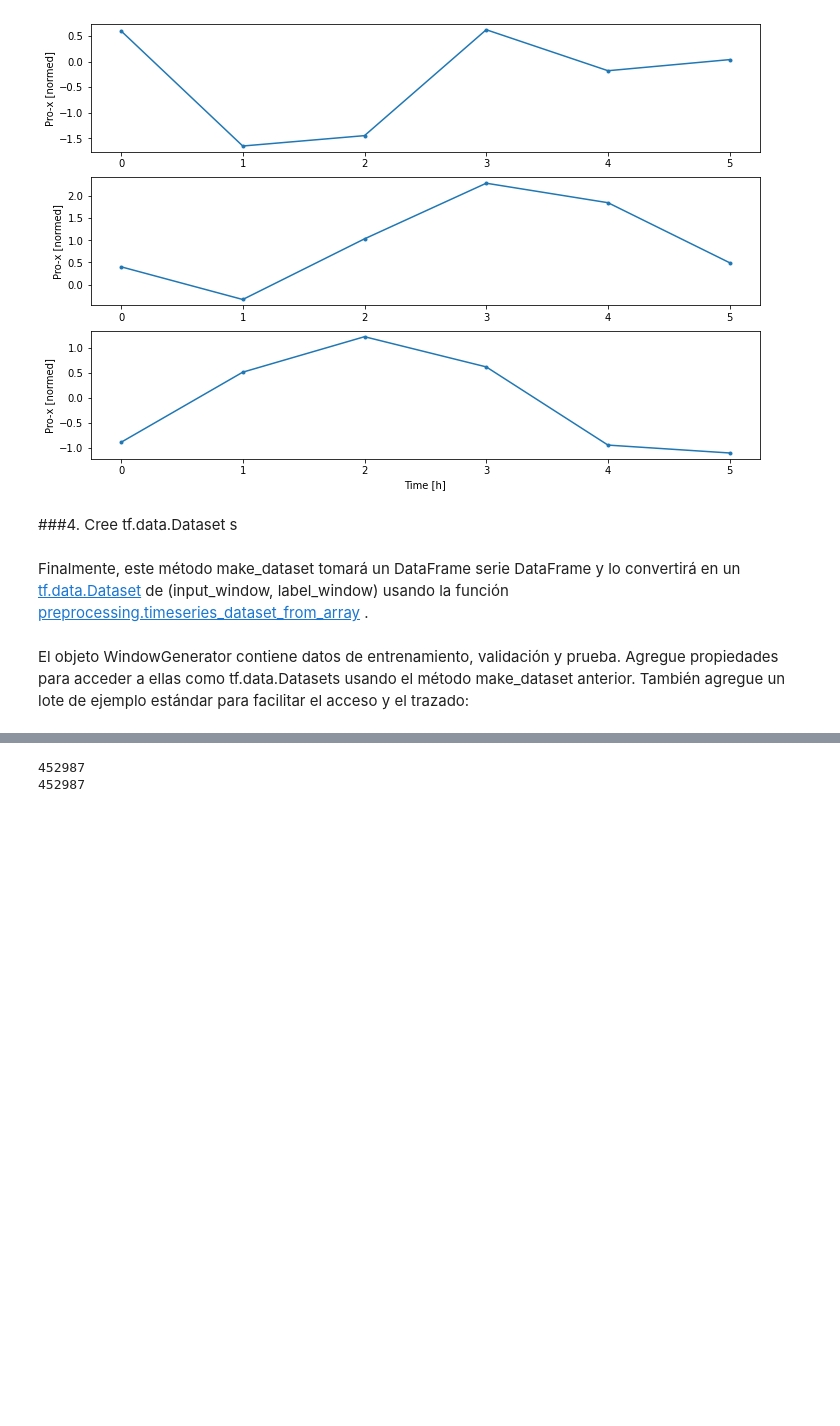
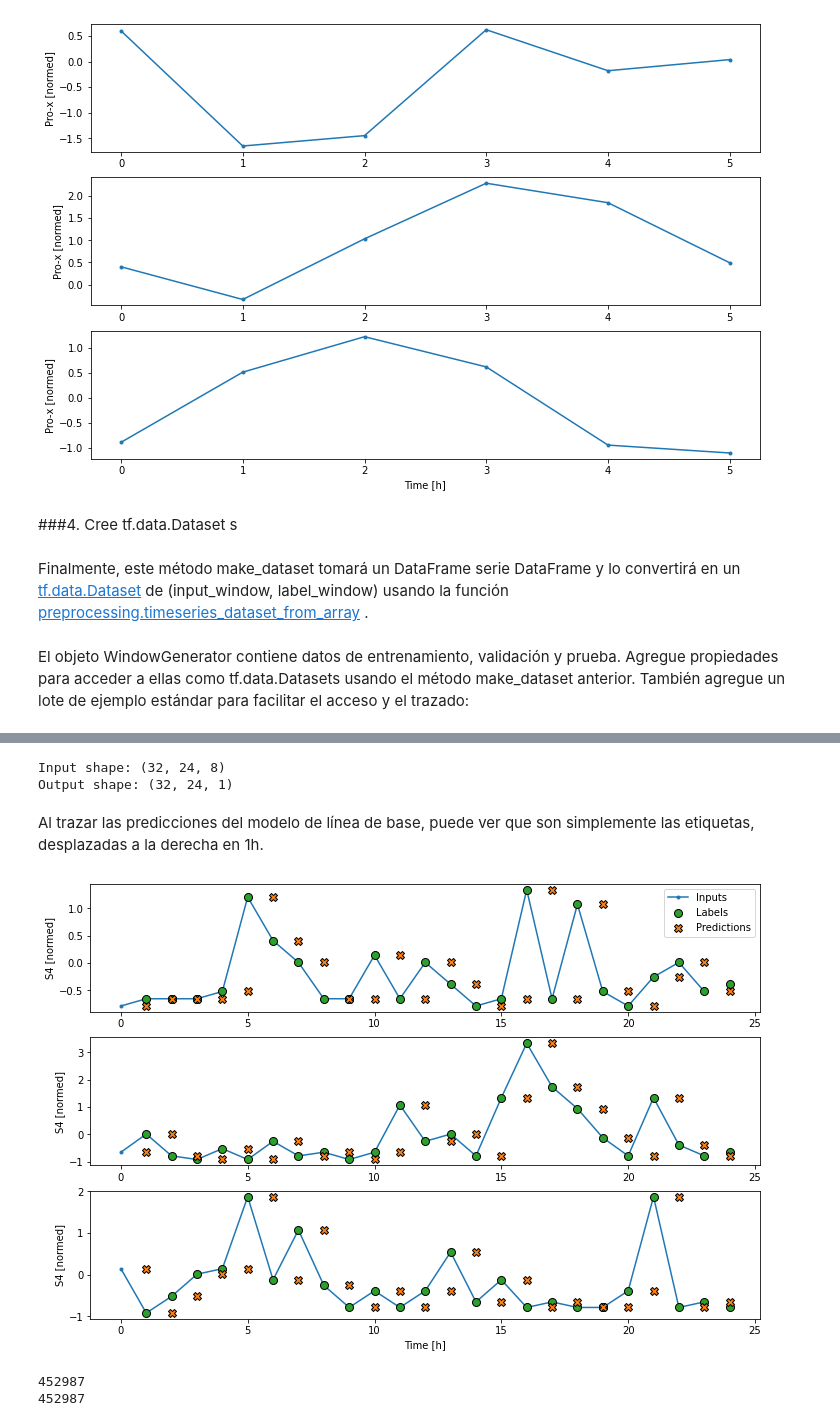
Before and after one commit to georgesteve/Research-Assitant-ML-ROJ, a Jupyter notebook: Semana_5.ipynb, the cells around one changed output, grey strips where cells are left out. Drawn from its saved outputs; the diff is of its cells as text; code cells hidden in the pictures; blank space fills up the shorter version.

```diff
--- a/Semana_5.ipynb
+++ b/Semana_5.ipynb
@@ -525,0 +584,11 @@ WindowGenerator.example = example
+# %%
+class Baseline(tf.keras.Model):
+  def __init__(self, label_index=None):
+    super().__init__()
+    self.label_index = label_index
+
+  def call(self, inputs):
+    if self.label_index is None:
+      return inputs
+    result = inputs[:, :, self.label_index]
+    return result[:, :, tf.newaxis]
@@ -525,0 +597,10 @@ WindowGenerator.example = example
+# %%
+baseline = Baseline(label_index=column_indices['S4'])
+
+baseline.compile(loss=tf.losses.MeanSquaredError(),
+                 metrics=[tf.metrics.MeanAbsoluteError()])
+
+val_performance = {}
+performance = {}
+val_performance['Baseline'] = baseline.evaluate(single_step_window.val)
+performance['Baseline'] = baseline.evaluate(single_step_window.test, verbose=0)
@@ -525,0 +615,6 @@ WindowGenerator.example = example
+# %%
+wide_window = WindowGenerator(
+    input_width=24, label_width=24, shift=1,
+    label_columns=['S4'])
+
+wide_window
@@ -526,3 +630,15 @@ WindowGenerator.example = example
+# %%
+print('Input shape:', wide_window.example[0].shape)
+print('Output shape:', baseline(wide_window.example[0]).shape)
+# %% [output]
+Input shape: (32, 24, 8)
+Output shape: (32, 24, 1)
+# %% [markdown]
+Al trazar las predicciones del modelo de línea de base, puede ver que son simplemente las etiquetas, desplazadas a la derecha en 1h.
+# %%
+wide_window.plot(baseline)
+# %% [output]
+[figure, added]
 # %%
 S4=df['S4'].values
 time = np.arange(S4.size, dtype="float32")
```
Also changed, not shown: parts of 20 cells of this notebook.
